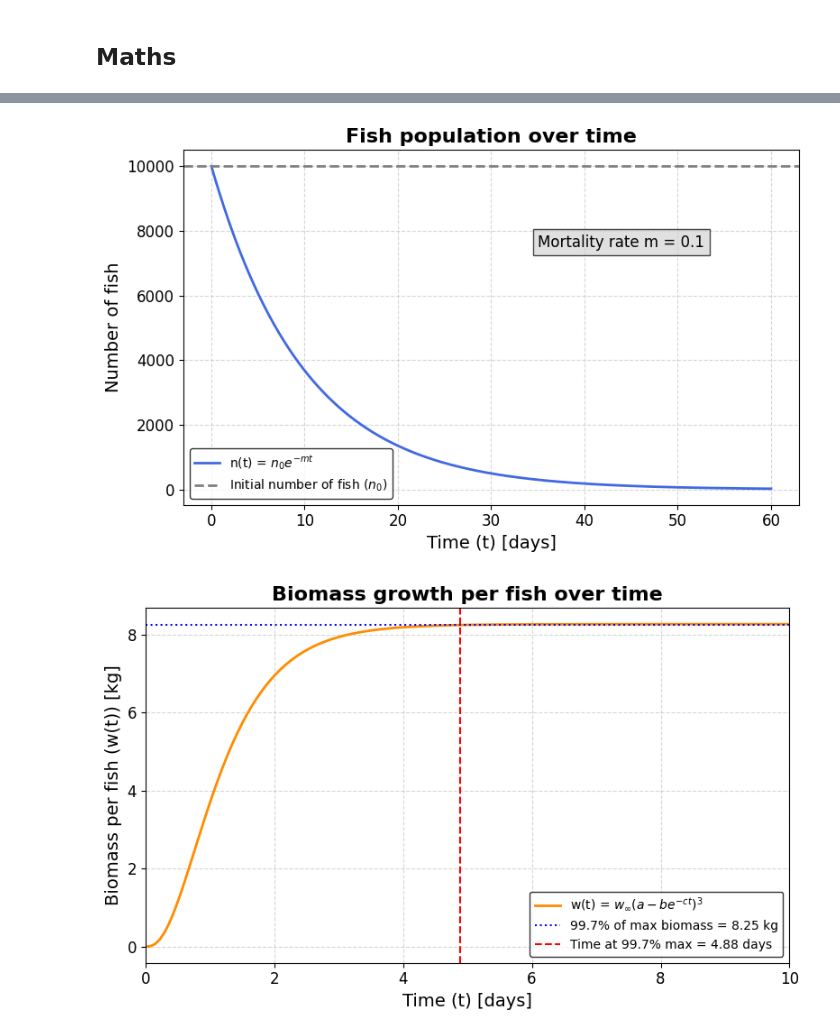
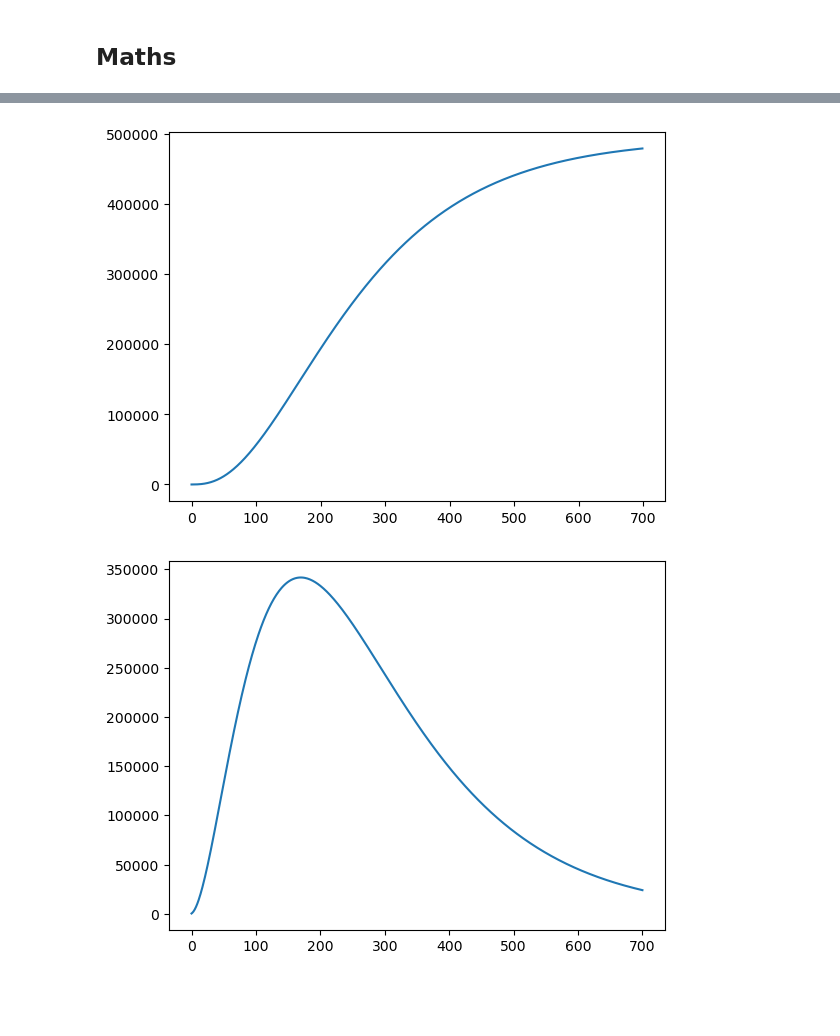
Before and after one commit to Cheezdoodle/SalmonFarmers, a Jupyter notebook: SalmonValue.ipynb, the cells around one changed output, grey strips where cells are left out. Drawn from its saved outputs; the diff is of its cells as text; code cells hidden in the pictures; blank space fills up the shorter version.

```diff
--- a/SalmonValue.ipynb
+++ b/SalmonValue.ipynb
@@ -39,6 +40,15 @@ def dw_dt(t):
 def feeding_costs(t):
     F0 = 7  # 7 SEK/kg
     return F0 * fish_population(t) * dw_dt(t)
+
+
+def cum_feeding_costs(t):
+    r = 0.03
+    discounted_costs = np.zeros(t.shape[0]-1)
+    for i in range(0, len(t)-1):
+        discounted_cost, _ = quad(lambda s: np.exp(-r * s) * feeding_costs(s), 0, t[i])
+        discounted_costs[i] = discounted_cost
+    return discounted_costs
 # %%
 def simulate_paths(T = 3, n_steps = 701, n_simulations = 10000, r = 0.03, sigma = 0.23, v = 0.75, k = 2.6, alpha = 0.02, lam = 0.2, corr = 0.9, delta_0 = 0.57, S0 = 35):
     dt = T/n_steps
@@ -81,15 +91,24 @@ simulate_paths()
 # %%
-t = np.linspace(0, 60, 800)
+t = np.linspace(0, 3, 701)
 
 n_t = fish_population(t)
 w_t = biomass_growth(t)
 B_t = total_biomass(t)
+feed_cost = feeding_costs(t)
+test = cum_feeding_costs(t)
+
+n0 = 10000
+m = 0.1
+
+plt.plot(test)
+plt.show()
+plt.plot(feed_cost)
+plt.show()
 
 #Plot fish population
 plt.figure(figsize=(8, 5))
 plt.plot(t, n_t, color='royalblue', linewidth=2, label='n(t) = $n_0 e^{-mt}$')
 plt.axhline(y=n0, color='gray', linestyle='--', linewidth=2, label='Initial number of fish ($n_0$)')
-plt.text(35, n0 * 0.75, f'Mortality rate m = {m}', bbox=dict(facecolor='lightgray', alpha=0.7, edgecolor='black'), fontsize=12)
 plt.title('Fish population over time', fontsize=16, fontweight='bold')
 plt.xlabel('Time (t) [days]', fontsize=14)
 plt.ylabel('Number of fish', fontsize=14)
@@ -112,33 +131,32 @@ plt.axhline(y=max_997, color='blue', linestyle=':', label=f'99.7% of max biomass
 plt.axvline(x=time_997, color='red', linestyle='--', label=f'Time at 99.7% max = {time_997:.2f} days')
 plt.title('Biomass growth per fish over time', fontsize=16, fontweight='bold')
 plt.xlabel('Time (t) [days]', fontsize=14)
 plt.ylabel('Biomass per fish (w(t)) [kg]', fontsize=14)
 plt.grid(True, linestyle='--', alpha=0.5)
 plt.legend(frameon=True, edgecolor='black')
-plt.xlim(0,10)
 plt.tick_params(labelsize=12)
 plt.tight_layout()
 plt.show()
 #-----------------------------------------------------------------------------
 
 #Maximum total biomass and time
 max_B = max(B_t)
 max_index_B = np.argmax(B_t)
 max_time_B = t[max_index_B]
 
 #Plot total biomass
 plt.figure(figsize=(8, 5))
 plt.plot(t, B_t, color='forestgreen', linewidth=2, label='B(t) = n(t)w(t)')
 plt.axhline(y=max_B, color='grey', linestyle='--', label=f'Maximum total biomass = {max_B:.2f} kg')
 plt.axvline(x=max_time_B, color='red', linestyle='--', label=f'Time of max total biomass = {max_time_B:.2f} days')
 plt.title('Total Biomass of the Farm', fontsize=16, fontweight='bold')
 plt.xlabel('Time (t) [days]', fontsize=14)
 plt.ylabel('Total Biomass (B(t)) [kg]', fontsize=14)
 plt.grid(True, linestyle='--', alpha=0.5)
 plt.legend(frameon=True, edgecolor='black')
 plt.tick_params(labelsize=12)
 plt.tight_layout()
 plt.show()
 # %% [output]
-[figure, old version]
+[figure, new version]
-[figure, old version]
+[figure, new version]
```
Also changed, not shown: parts of 3 cells of this notebook.
